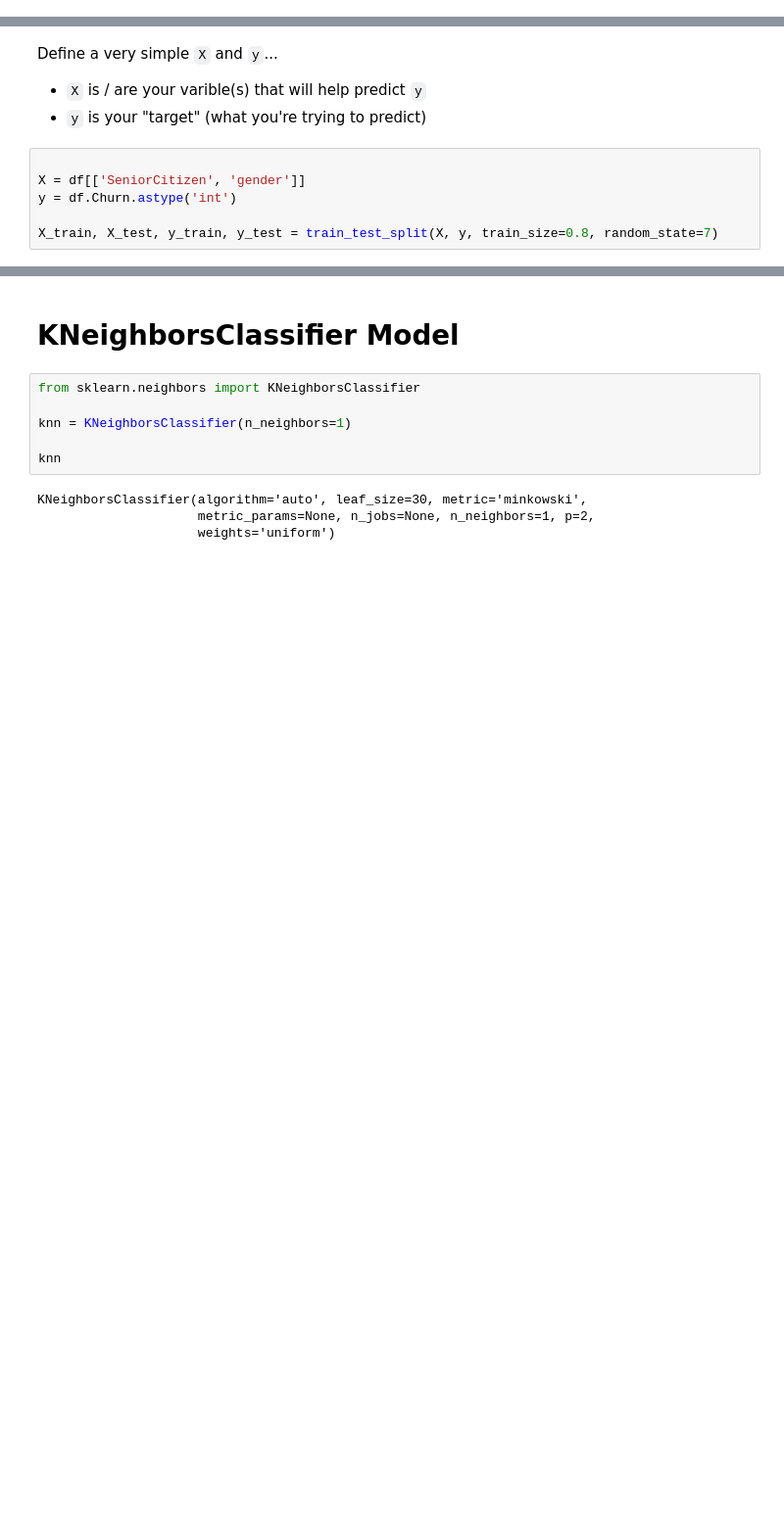
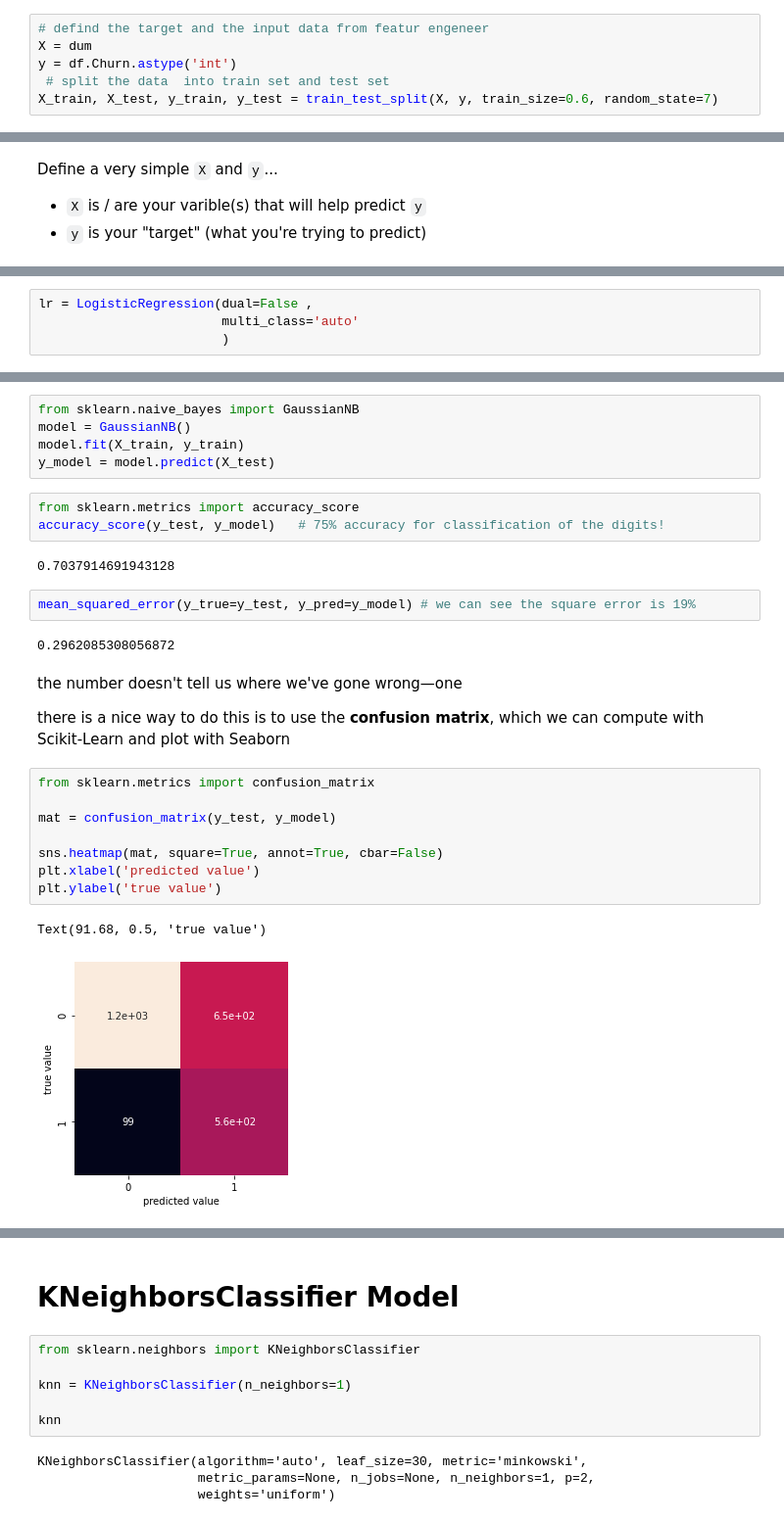
Before and after one commit to helah20/Machine_learning, a Jupyter notebook: Copy_of_01_case_study_setup.ipynb, the cells around one changed output, grey strips where cells are left out. Shown: that part at 98% size. Cells and saved outputs as stored; diff of their text form; blank space fills up the shorter version.

```diff
--- a/Copy_of_01_case_study_setup.ipynb
+++ b/Copy_of_01_case_study_setup.ipynb
@@ -138,3 +193,9 @@ df[['SeniorCitizen','Churn', 'gender']]
+# %%
+# defind the target and the input data from featur engeneer
+X = dum
+y = df.Churn.astype('int')
+ # split the data  into train set and test set
+X_train, X_test, y_train, y_test = train_test_split(X, y, train_size=0.6, random_state=7)
 # %% [markdown]
 ## Setting up a simple Logistic Regression
 [Sklearn docs - LogisticRegression](https://scikit-learn.org/stable/modules/generated/sklearn.linear_model.LogisticRegression.html)
@@ -152,9 +208,3 @@ Define a very simple `X` and `y`...
 
 - `X` is / are your varible(s) that will help predict `y`
 - `y` is your "target" (what you're trying to predict)
-# %%
-
-X = df[['SeniorCitizen', 'gender']]
-y = df.Churn.astype('int')
-
-X_train, X_test, y_train, y_test = train_test_split(X, y, train_size=0.8, random_state=7)
@@ -244,0 +301,4 @@ recall_score(y_test, preds)
+# %%
+lr = LogisticRegression(dual=False ,
+                        multi_class='auto'
+                        )
@@ -244,0 +340,29 @@ recall_score(y_test, preds)
+# %%
+from sklearn.naive_bayes import GaussianNB
+model = GaussianNB()
+model.fit(X_train, y_train)
+y_model = model.predict(X_test)
+# %%
+from sklearn.metrics import accuracy_score
+accuracy_score(y_test, y_model)   # 75% accuracy for classification of the digits!
+# %% [output]
+0.7037914691943128
+# %%
+mean_squared_error(y_true=y_test, y_pred=y_model) # we can see the square error is 19%
+# %% [output]
+0.2962085308056872
+# %% [markdown]
+the number doesn't tell us where we've gone wrong—one
+
+there is a nice way to do this is to use the **confusion matrix**, which we can compute with Scikit-Learn and plot with Seaborn
+# %%
+from sklearn.metrics import confusion_matrix
+
+mat = confusion_matrix(y_test, y_model)
+
+sns.heatmap(mat, square=True, annot=True, cbar=False)
+plt.xlabel('predicted value')
+plt.ylabel('true value')
+# %% [output]
+Text(91.68, 0.5, 'true value')
+[figure, added]
```
Also changed, not shown: parts of 90 cells of this notebook.
